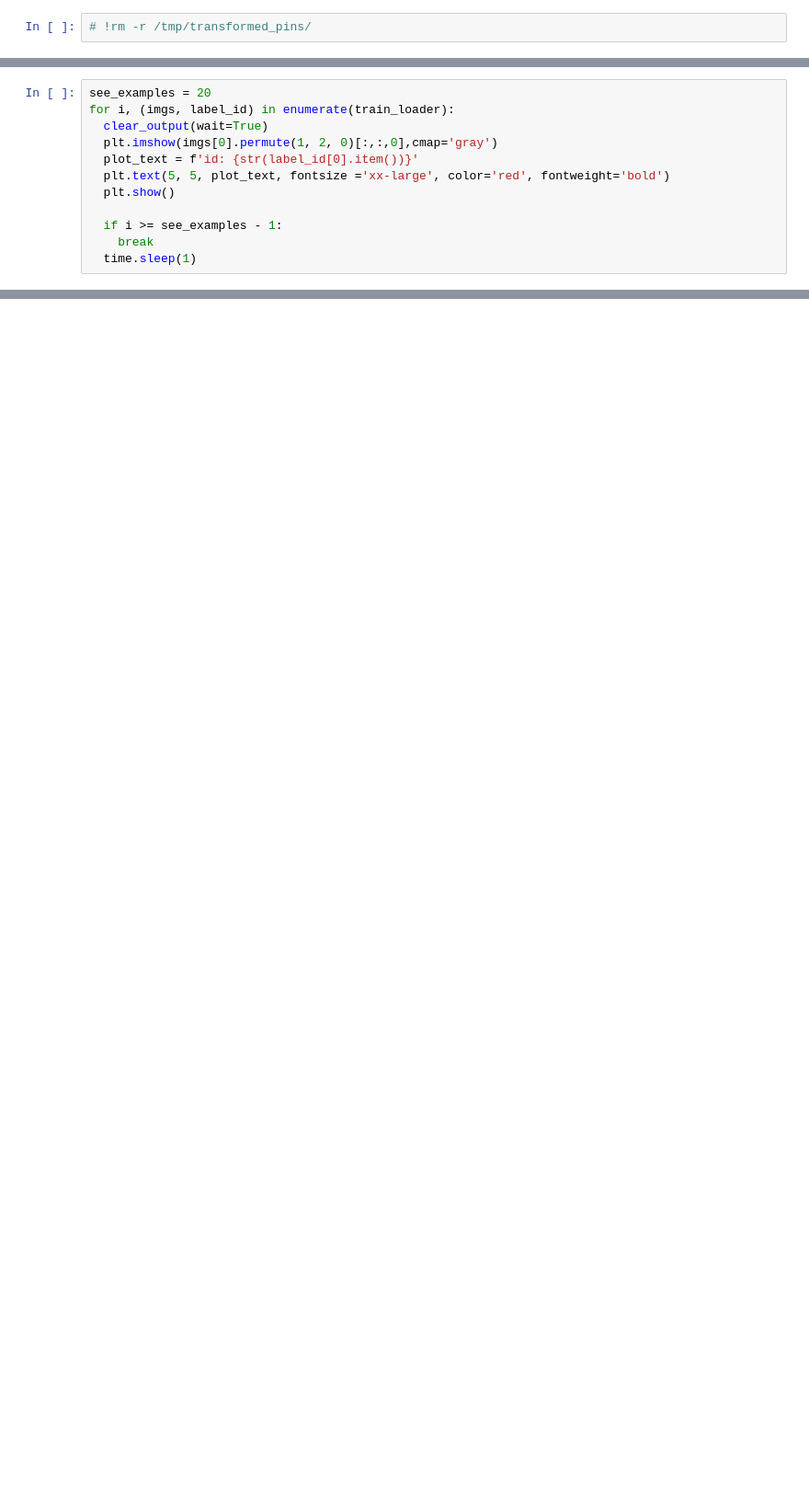
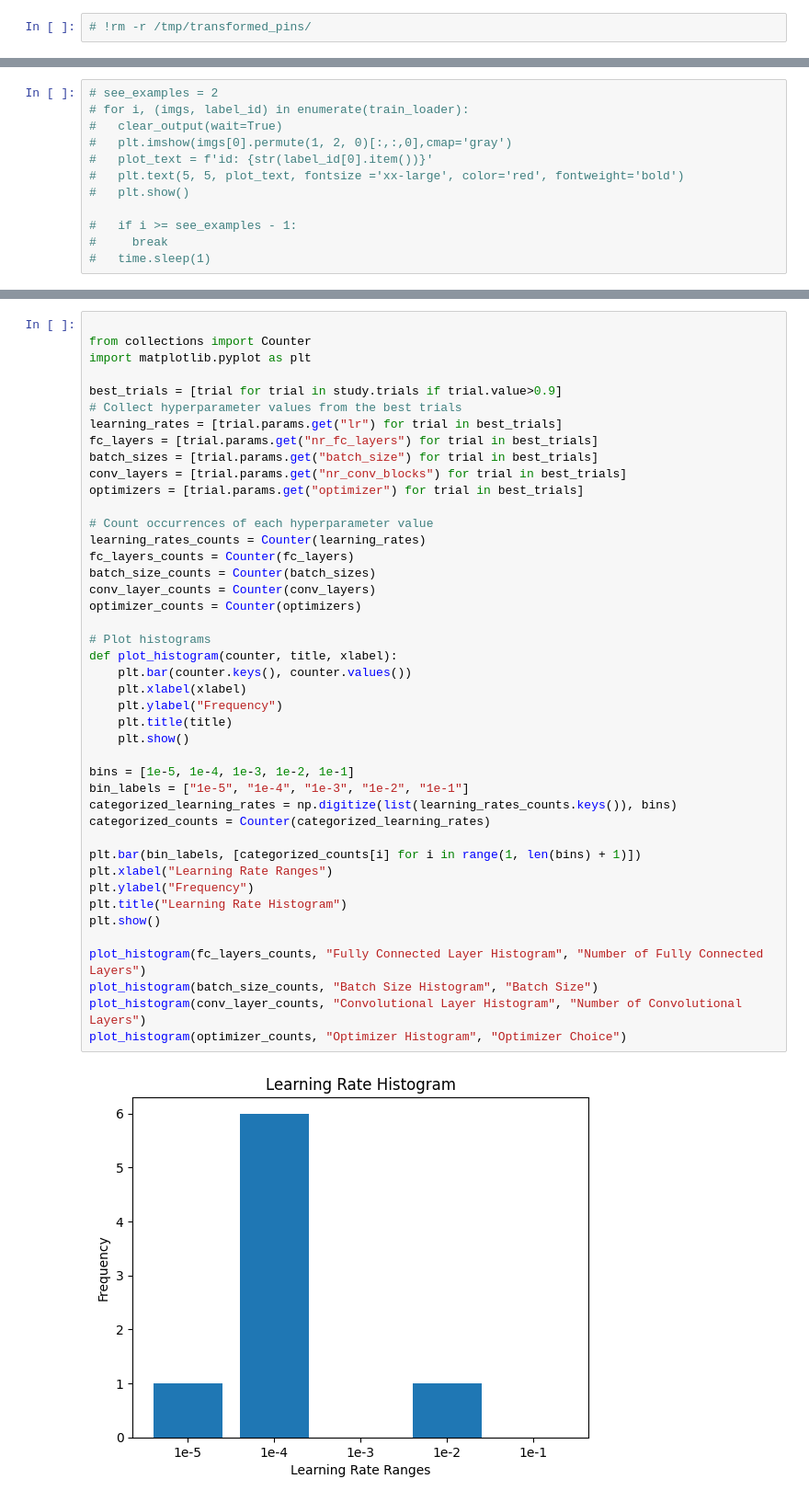
Before and after one commit to cosminluciantuiasi/dissertation, a Jupyter notebook: face_recognition_part1_hyperparam_search.ipynb, the cells around one changed output, grey strips where cells are left out. Shown at 92% size. Saved outputs shown, nothing was run; the diff lists cells and outputs as text; blank space fills up the shorter version.

```diff
--- a/face_recognition_part1_hyperparam_search.ipynb
+++ b/face_recognition_part1_hyperparam_search.ipynb
@@ -231,12 +239,12 @@ print(train_dataset)
 # %%
-see_examples = 20
-for i, (imgs, label_id) in enumerate(train_loader):
-  clear_output(wait=True)
-  plt.imshow(imgs[0].permute(1, 2, 0)[:,:,0],cmap='gray')
-  plot_text = f'id: {str(label_id[0].item())}'
-  plt.text(5, 5, plot_text, fontsize ='xx-large', color='red', fontweight='bold')
-  plt.show()
+# see_examples = 2
+# for i, (imgs, label_id) in enumerate(train_loader):
+#   clear_output(wait=True)
+#   plt.imshow(imgs[0].permute(1, 2, 0)[:,:,0],cmap='gray')
+#   plot_text = f'id: {str(label_id[0].item())}'
+#   plt.text(5, 5, plot_text, fontsize ='xx-large', color='red', fontweight='bold')
+#   plt.show()
 
-  if i >= see_examples - 1:
-    break
-  time.sleep(1)
+#   if i >= see_examples - 1:
+#     break
+#   time.sleep(1)
@@ -540,0 +621,45 @@ plot_training_results(epochs_range, train_losses, val_losses, val_accuracies)
+# %%
+
+from collections import Counter
+import matplotlib.pyplot as plt
+
+best_trials = [trial for trial in study.trials if trial.value>0.9]
+# Collect hyperparameter values from the best trials
+learning_rates = [trial.params.get("lr") for trial in best_trials]
+fc_layers = [trial.params.get("nr_fc_layers") for trial in best_trials]
+batch_sizes = [trial.params.get("batch_size") for trial in best_trials]
+conv_layers = [trial.params.get("nr_conv_blocks") for trial in best_trials]
+optimizers = [trial.params.get("optimizer") for trial in best_trials]
+
+# Count occurrences of each hyperparameter value
+learning_rates_counts = Counter(learning_rates)
+fc_layers_counts = Counter(fc_layers)
+batch_size_counts = Counter(batch_sizes)
+conv_layer_counts = Counter(conv_layers)
+optimizer_counts = Counter(optimizers)
+
+# Plot histograms
+def plot_histogram(counter, title, xlabel):
+    plt.bar(counter.keys(), counter.values())
+    plt.xlabel(xlabel)
+    plt.ylabel("Frequency")
+    plt.title(title)
+    plt.show()
+
+bins = [1e-5, 1e-4, 1e-3, 1e-2, 1e-1]
+bin_labels = ["1e-5", "1e-4", "1e-3", "1e-2", "1e-1"]
+categorized_learning_rates = np.digitize(list(learning_rates_counts.keys()), bins)
+categorized_counts = Counter(categorized_learning_rates)
+
+plt.bar(bin_labels, [categorized_counts[i] for i in range(1, len(bins) + 1)])
+plt.xlabel("Learning Rate Ranges")
+plt.ylabel("Frequency")
+plt.title("Learning Rate Histogram")
+plt.show()
+
+plot_histogram(fc_layers_counts, "Fully Connected Layer Histogram", "Number of Fully Connected Layers")
+plot_histogram(batch_size_counts, "Batch Size Histogram", "Batch Size")
+plot_histogram(conv_layer_counts, "Convolutional Layer Histogram", "Number of Convolutional Layers")
+plot_histogram(optimizer_counts, "Optimizer Histogram", "Optimizer Choice")
+# %% [output]
+[figure, added]
```
Also changed, not shown: parts of 38 cells of this notebook.
